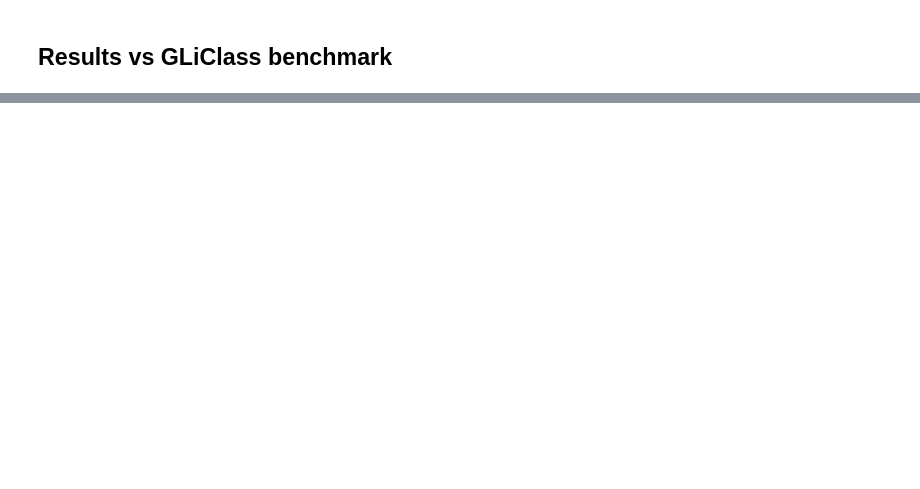
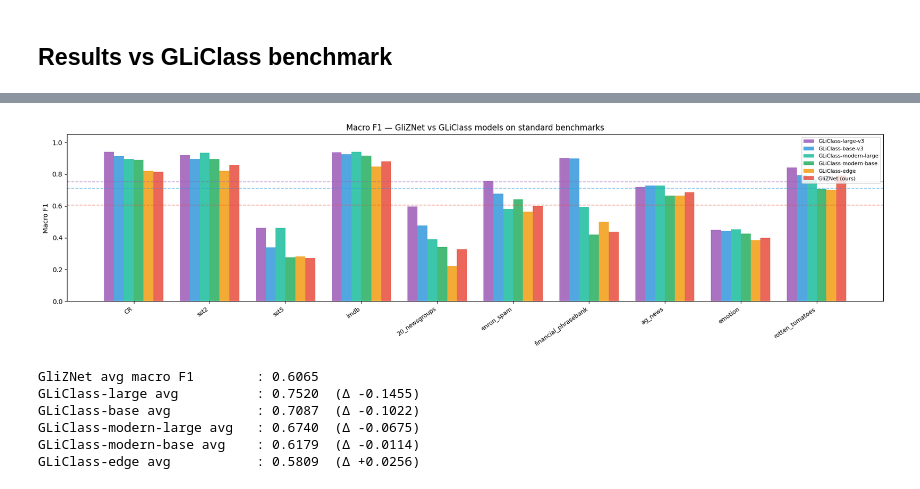
Before and after one commit to KameniAlexNea/zero-shot-classification, a Jupyter notebook: notebooks/FullGliznetEval.ipynb, the cells around one changed output, grey strips where cells are left out. Saved outputs shown, nothing was run; the diff lists cells and outputs as text; code cells hidden in the pictures; blank space fills up the shorter version.

```diff
--- a/notebooks/FullGliznetEval.ipynb
+++ b/notebooks/FullGliznetEval.ipynb
@@ -32,7 +35,7 @@ from gliznet.tokenizer import GliZNETTokenizer
 from gliznet.model import GliZNetForSequenceClassification
 
 DEVICE     = "cuda:0" if torch.cuda.is_available() else "cpu"
-MODEL_PATH = "../results/deberta-v3-base_20260426_224358/final_model"
+MODEL_PATH = "../results/deberta-v3-base_20260427_081605/checkpoint-1914"
 BATCH_SIZE = 32
 
 print(f"Device : {DEVICE}")
@@ -139,7 +150,6 @@ DATASETS = [
     "stanfordnlp/imdb",
     "SetFit/20_newsgroups",
     "SetFit/enron_spam",
-    "mteb/banking77",
     "mteb/financial_phrasebank",
     "ag_news",
     "dair-ai/emotion",
@@ -254,31 +358,53 @@ df
 # %%
 plot_df = df.drop("AVERAGE").dropna()
 x = np.arange(len(plot_df))
-w = 0.28
+w = 0.13
 
-fig, ax = plt.subplots(figsize=(16, 5))
-ax.bar(x - w, plot_df["GLiClass-base-v3"],  w, label="GLiClass-base-v3",  color="#3498db", alpha=0.85)
-ax.bar(x,     plot_df["GLiClass-large-v3"], w, label="GLiClass-large-v3", color="#9b59b6", alpha=0.85)
-ax.bar(x + w, plot_df["GliZNet (ours)"],    w, label="GliZNet (ours)",    color="#e74c3c", alpha=0.85)
+fig, ax = plt.subplots(figsize=(18, 5))
+offsets = [-2.5, -1.5, -0.5, 0.5, 1.5, 2.5]
+colors  = ["#9b59b6", "#3498db", "#1abc9c", "#27ae60", "#f39c12", "#e74c3c"]
+cols    = ["GLiClass-large-v3", "GLiClass-base-v3",
+           "GLiClass-modern-large", "GLiClass-modern-base",
+           "GLiClass-edge", "GliZNet (ours)"]
+labels  = ["GLiClass-large-v3", "GLiClass-base-v3",
+           "GLiClass-modern-large", "GLiClass-modern-base",
+           "GLiClass-edge", "GliZNet (ours)"]
+
+for off, col, lbl, clr in zip(offsets, cols, labels, colors):
+    ax.bar(x + off * w, plot_df[col], w, label=lbl, color=clr, alpha=0.85)
 
 ax.set_xticks(x)
 ax.set_xticklabels(plot_df.index, rotation=35, ha="right", fontsize=9)
 ax.set_ylabel("Macro F1")
 ax.set_ylim(0, 1.05)
-ax.set_title("Macro F1 — GliZNet vs GLiClass on standard benchmarks")
-ax.legend()
+ax.set_title("Macro F1 — GliZNet vs GLiClass models on standard benchmarks")
+ax.legend(loc="upper right", fontsize=8)
 
-gliznet_avg   = df.loc["AVERAGE", "GliZNet (ours)"]
-glibase_avg   = df.loc["AVERAGE", "GLiClass-base-v3"]
-glilarge_avg  = df.loc["AVERAGE", "GLiClass-large-v3"]
+gliznet_avg        = df.loc["AVERAGE", "GliZNet (ours)"]
+glibase_avg        = df.loc["AVERAGE", "GLiClass-base-v3"]
+glilarge_avg       = df.loc["AVERAGE", "GLiClass-large-v3"]
+glimod_large_avg   = df.loc["AVERAGE", "GLiClass-modern-large"]
+glimod_base_avg    = df.loc["AVERAGE", "GLiClass-modern-base"]
+gliedge_avg        = df.loc["AVERAGE", "GLiClass-edge"]
 
 ax.axhline(gliznet_avg,  color="#e74c3c", ls="--", lw=1.2, alpha=0.5)
 ax.axhline(glibase_avg,  color="#3498db", ls="--", lw=1.2, alpha=0.5)
+ax.axhline(glilarge_avg, color="#9b59b6", ls="--", lw=1.2, alpha=0.5)
 
 plt.tight_layout()
 plt.show()
 
-print(f"\nGliZNet avg macro F1   : {gliznet_avg:.4f}")
-print(f"GLiClass-base avg      : {glibase_avg:.4f}")
-print(f"GLiClass-large avg     : {glilarge_avg:.4f}")
-print(f"Δ vs base              : {gliznet_avg - glibase_avg:+.4f}")
+print(f"\nGliZNet avg macro F1        : {gliznet_avg:.4f}")
+print(f"GLiClass-large avg          : {glilarge_avg:.4f}  (Δ {gliznet_avg - glilarge_avg:+.4f})")
+print(f"GLiClass-base avg           : {glibase_avg:.4f}  (Δ {gliznet_avg - glibase_avg:+.4f})")
+print(f"GLiClass-modern-large avg   : {glimod_large_avg:.4f}  (Δ {gliznet_avg - glimod_large_avg:+.4f})")
+print(f"GLiClass-modern-base avg    : {glimod_base_avg:.4f}  (Δ {gliznet_avg - glimod_base_avg:+.4f})")
+print(f"GLiClass-edge avg           : {gliedge_avg:.4f}  (Δ {gliznet_avg - gliedge_avg:+.4f})")
+# %% [output]
+[figure, added]
+GliZNet avg macro F1        : 0.6065
+GLiClass-large avg          : 0.7520  (Δ -0.1455)
+GLiClass-base avg           : 0.7087  (Δ -0.1022)
+GLiClass-modern-large avg   : 0.6740  (Δ -0.0675)
+GLiClass-modern-base avg    : 0.6179  (Δ -0.0114)
+GLiClass-edge avg           : 0.5809  (Δ +0.0256)
```
Also changed, not shown: parts of 5 cells of this notebook, 5 other files.
